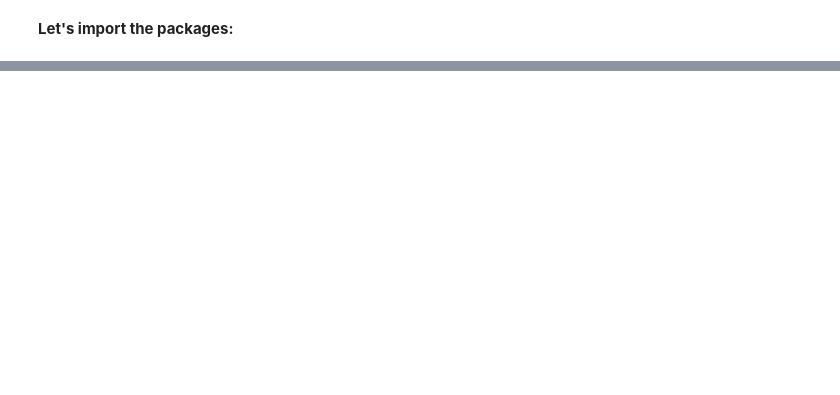
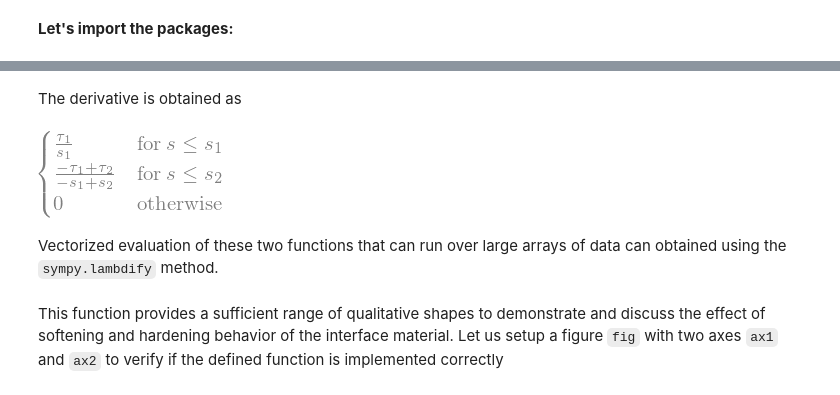
Before and after one commit to bmcs-group/bmcs_apps, a Jupyter notebook: bmcs_course/3_1_PO_LF_LM_EL_FE_CB.ipynb, the cells around one changed output, grey strips where cells are left out. Cells and saved outputs as stored; diff of their text form; code cells hidden in the pictures; blank space fills up the shorter version.

```diff
--- a/bmcs_course/3_1_PO_LF_LM_EL_FE_CB.ipynb
+++ b/bmcs_course/3_1_PO_LF_LM_EL_FE_CB.ipynb
@@ -82,0 +83,9 @@ import bmcs_ipw.PO_constant_bond as poui
+# %% [markdown]
+The derivative is obtained as
+# %%
+d_tau_s = sp.diff(tau_s, s)
+d_tau_s
+# %% [output]
+[figure, added]
+# %% [markdown]
+Vectorized evaluation of these two functions that can run over large arrays of data can obtained using the `sympy.lambdify` method.
@@ -82,0 +95,2 @@ import bmcs_ipw.PO_constant_bond as poui
+# %% [markdown]
+This function provides a sufficient range of qualitative shapes to demonstrate and discuss the effect of softening and hardening behavior of the interface material. Let us setup a figure `fig` with two axes `ax1` and `ax2` to verify if the defined function is implemented correctly
```
Also changed, not shown: parts of 34 cells of this notebook.
